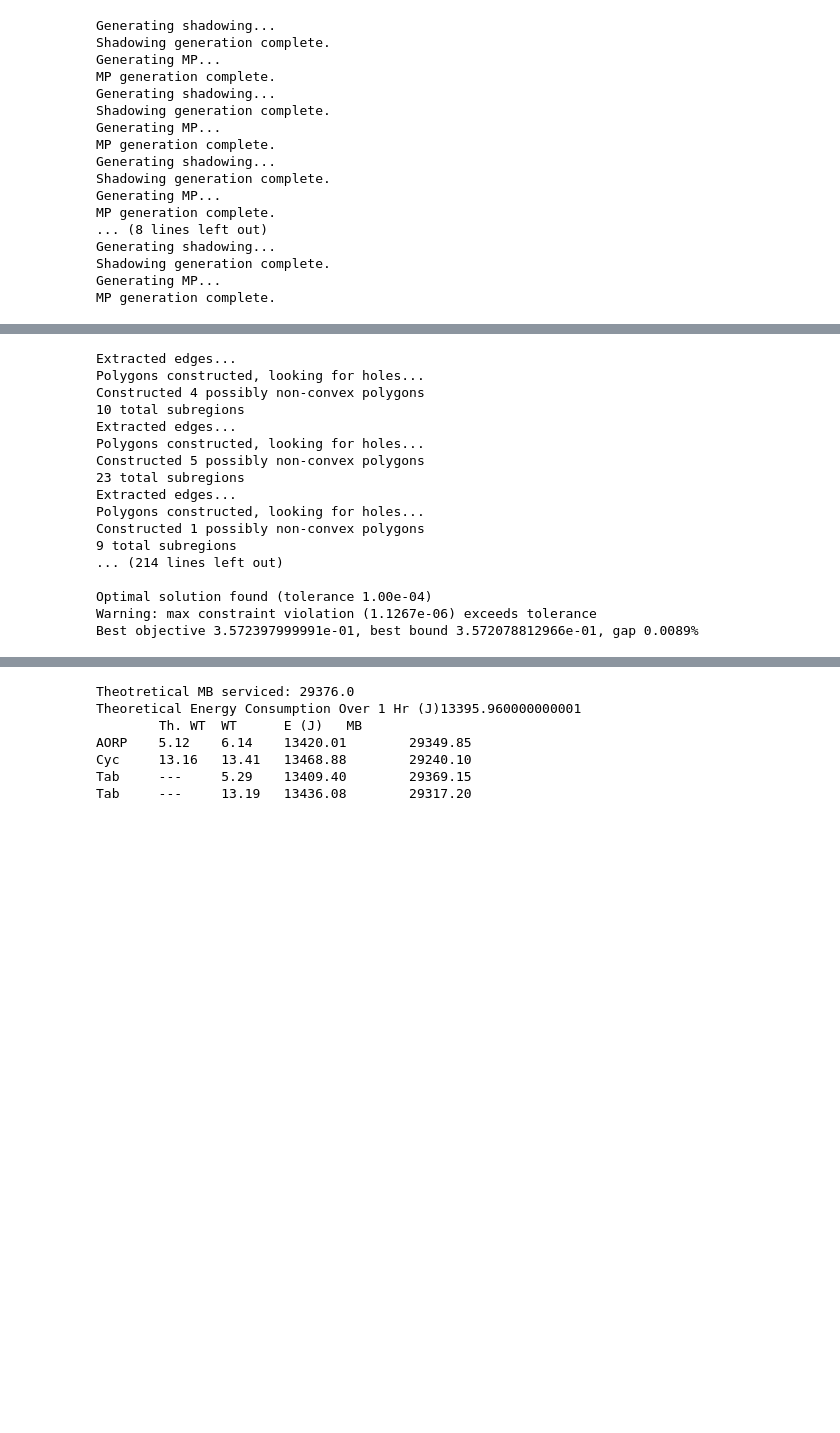
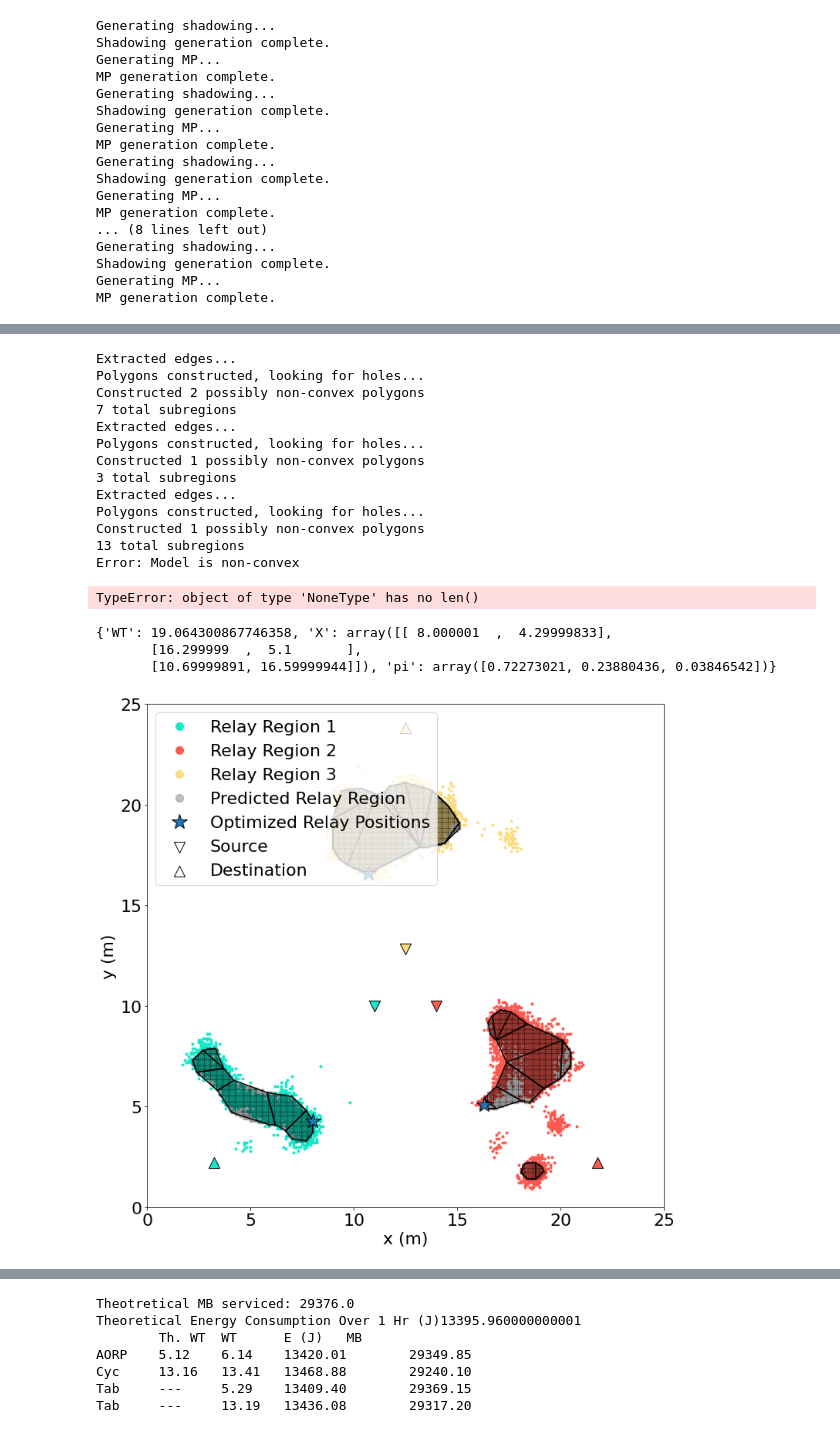
Before and after one commit to zhiyunjiang/CommMotionPlanning, a Jupyter notebook: python/touring_relay/FIG eq tri small.ipynb, the cells around one changed output, grey strips where cells are left out. Cells and saved outputs as stored; diff of their text form; code cells hidden in the pictures; blank space fills up the shorter version.

```diff
--- a/python/touring_relay/FIG eq tri small.ipynb
+++ b/python/touring_relay/FIG eq tri small.ipynb
@@ -143,24 +143,31 @@ plt.show()
 # %%
 reload(sim)
-dt_sys, AORP = sim.setup_polling_sys(pcs, els, beta, GAMMA_TH, p_th)
+reload(dtr)
+dt_sys, AORP = sim.setup_polling_sys(pcs, region, els, beta, GAMMA_TH, p_th)
 # %% [output]
 Extracted edges...
 Polygons constructed, looking for holes...
-Constructed 4 possibly non-convex polygons
-10 total subregions
-Extracted edges...
-Polygons constructed, looking for holes...
-Constructed 5 possibly non-convex polygons
-23 total subregions
+Constructed 2 possibly non-convex polygons
+7 total subregions
 Extracted edges...
 Polygons constructed, looking for holes...
 Constructed 1 possibly non-convex polygons
-9 total subregions
-... (214 lines left out)
-
-Optimal solution found (tolerance 1.00e-04)
-Warning: max constraint violation (1.1267e-06) exceeds tolerance
-Best objective 3.572397999991e-01, best bound 3.572078812966e-01, gap 0.0089%
+3 total subregions
+Extracted edges...
+Polygons constructed, looking for holes...
+Constructed 1 possibly non-convex polygons
+13 total subregions
+Error: Model is non-convex
+TypeError: object of type 'NoneType' has no len()
+# %%
+print(AORP)
+reload(sim)
+sim.plot_AORP(dt_sys, AORP, tjcps, pjcps, qBase, region)
+# %% [output]
+{'WT': 19.064300867746358, 'X': array([[ 8.000001  ,  4.29999833],
+       [16.299999  ,  5.1       ],
+       [10.69999891, 16.59999944]]), 'pi': array([0.72273021, 0.23880436, 0.03846542])}
+[figure, added]
 # %%
 reload(TSPN)
 regions = dt_sys.cregions
```
Also changed, not shown: parts of 7 cells of this notebook, 5 other files.
